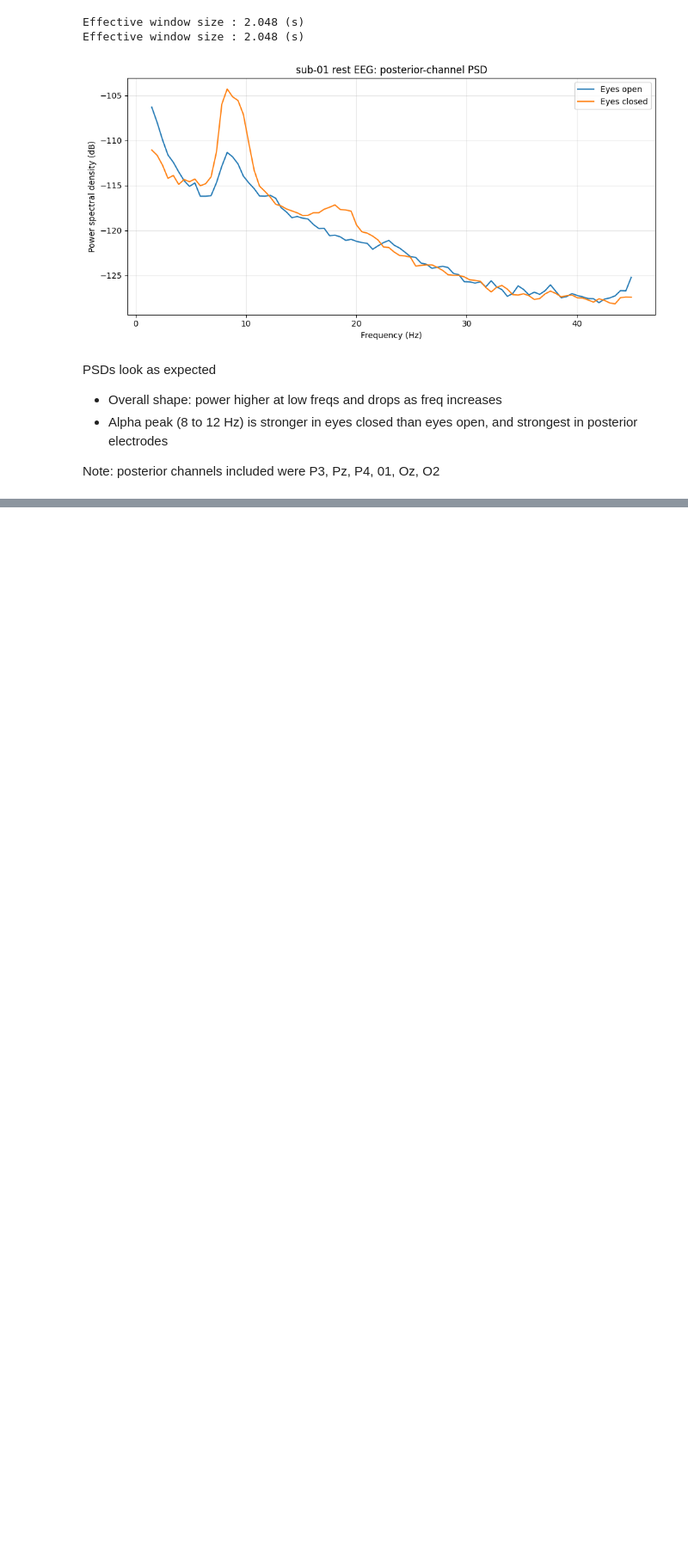
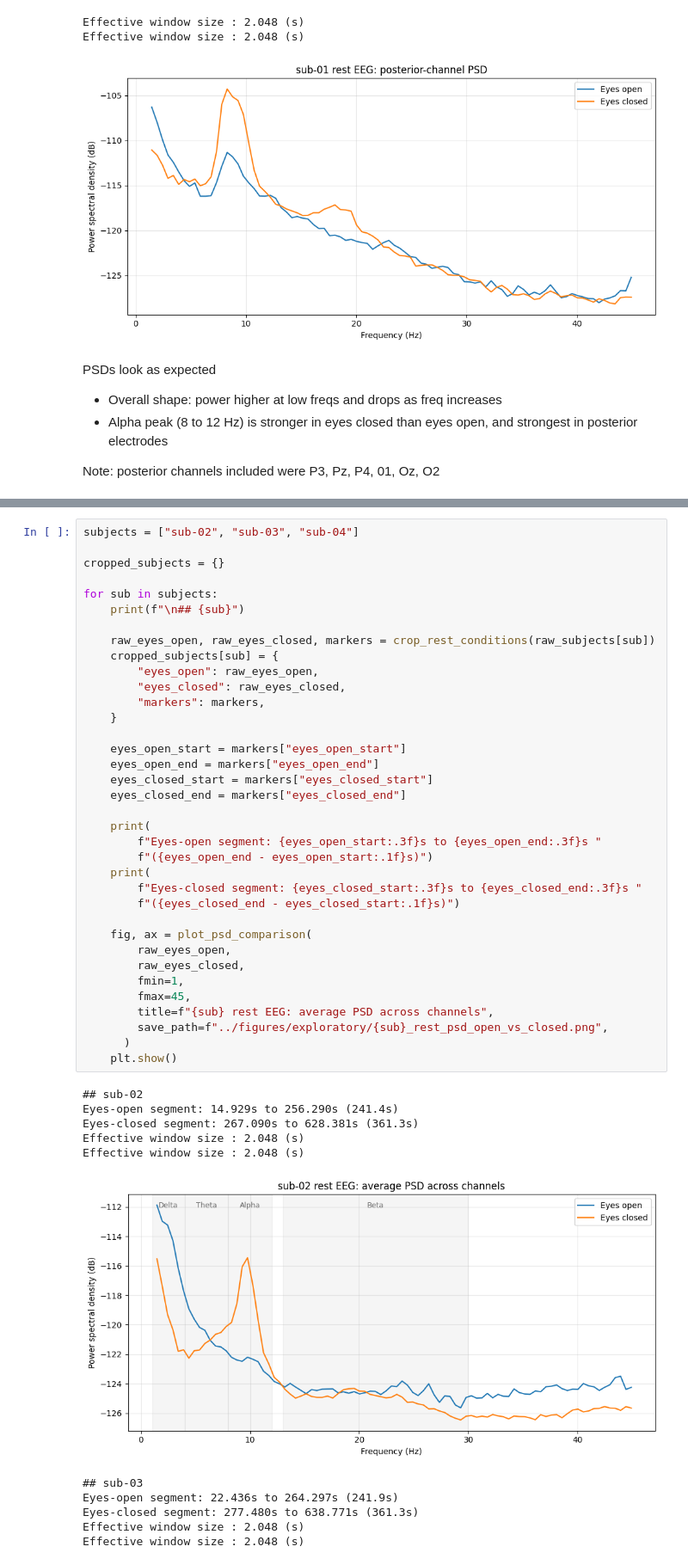
Before and after one commit to nmarryatt/neurogenetics-ml, a Jupyter notebook: notebooks/Data Exploration.ipynb, the cells around one changed output, grey strips where cells are left out. Shown at 86% size. Drawn from its saved outputs; the diff is of its cells as text; blank space fills up the shorter version.

```diff
--- a/notebooks/Data Exploration.ipynb
+++ b/notebooks/Data Exploration.ipynb
@@ -325,0 +368,48 @@ Note: posterior channels included were P3, Pz, P4, 01, Oz, O2
+# %%
+subjects = ["sub-02", "sub-03", "sub-04"]
+
+cropped_subjects = {}
+
+for sub in subjects:
+    print(f"\n## {sub}")
+
+    raw_eyes_open, raw_eyes_closed, markers = crop_rest_conditions(raw_subjects[sub])
+    cropped_subjects[sub] = {
+        "eyes_open": raw_eyes_open,
+        "eyes_closed": raw_eyes_closed,
+        "markers": markers,
+    }
+
+    eyes_open_start = markers["eyes_open_start"]
+    eyes_open_end = markers["eyes_open_end"]
+    eyes_closed_start = markers["eyes_closed_start"]
+    eyes_closed_end = markers["eyes_closed_end"]
+
+    print(
+        f"Eyes-open segment: {eyes_open_start:.3f}s to {eyes_open_end:.3f}s "
+        f"({eyes_open_end - eyes_open_start:.1f}s)")
+    print(
+        f"Eyes-closed segment: {eyes_closed_start:.3f}s to {eyes_closed_end:.3f}s "
+        f"({eyes_closed_end - eyes_closed_start:.1f}s)")
+
+    fig, ax = plot_psd_comparison(
+        raw_eyes_open,
+        raw_eyes_closed,
+        fmin=1,
+        fmax=45,
+        title=f"{sub} rest EEG: average PSD across channels",
+        save_path=f"../figures/exploratory/{sub}_rest_psd_open_vs_closed.png",
+      )
+    plt.show()
+# %% [output]
+## sub-02
+Eyes-open segment: 14.929s to 256.290s (241.4s)
+Eyes-closed segment: 267.090s to 628.381s (361.3s)
+Effective window size : 2.048 (s)
+Effective window size : 2.048 (s)
+[figure, added]
+## sub-03
+Eyes-open segment: 22.436s to 264.297s (241.9s)
+Eyes-closed segment: 277.480s to 638.771s (361.3s)
+Effective window size : 2.048 (s)
+Effective window size : 2.048 (s)
```
Also changed, not shown: parts of 7 cells of this notebook.
